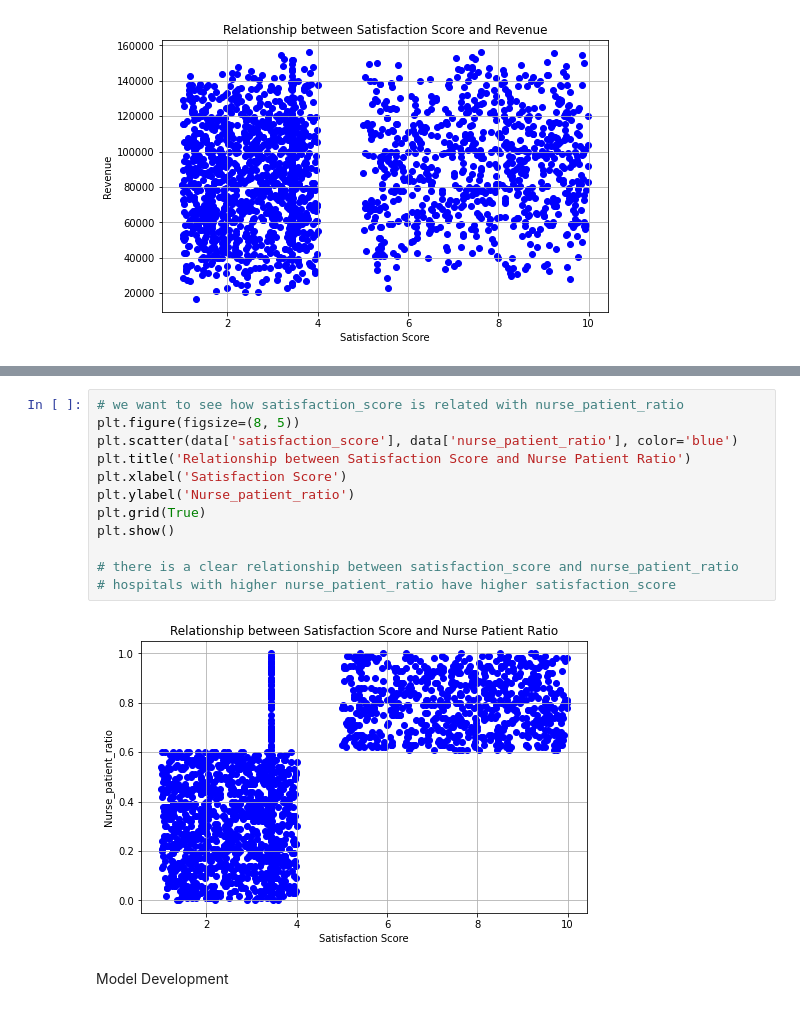
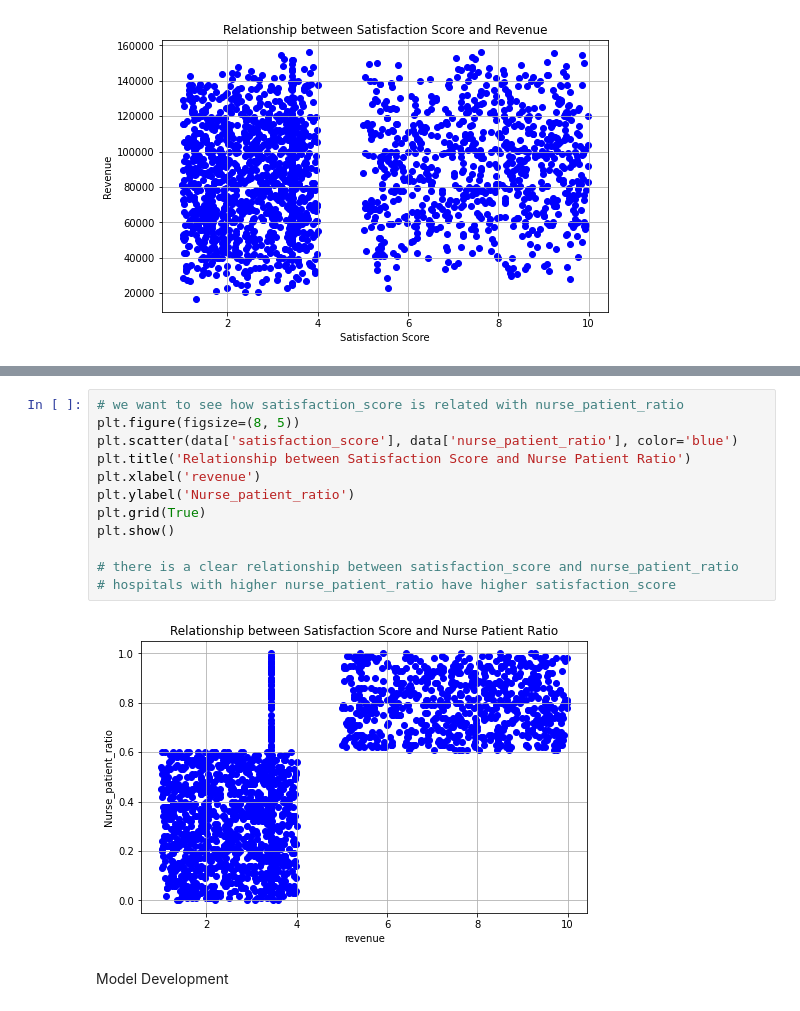
Before and after one commit to Vksingh306/datacamp_health, a Jupyter notebook: t1.ipynb, the cells around one changed output, grey strips where cells are left out. Saved outputs shown, nothing was run; the diff lists cells and outputs as text.

```diff
--- a/t1.ipynb
+++ b/t1.ipynb
@@ -219,17 +303,17 @@ plt.show()
 # %%
 # we want to see how satisfaction_score is related with nurse_patient_ratio
 plt.figure(figsize=(8, 5))
 plt.scatter(data['satisfaction_score'], data['nurse_patient_ratio'], color='blue')
 plt.title('Relationship between Satisfaction Score and Nurse Patient Ratio')
-plt.xlabel('Satisfaction Score')
+plt.xlabel('revenue')
 plt.ylabel('Nurse_patient_ratio')
 plt.grid(True)
 plt.show()
 
 # there is a clear relationship between satisfaction_score and nurse_patient_ratio
 # hospitals with higher nurse_patient_ratio have higher satisfaction_score
 # %% [output]
-[figure, old version]
+[figure, new version]
 # %% [markdown]
 Model Development
 # %%
```
Also changed, not shown: parts of 9 cells of this notebook.
